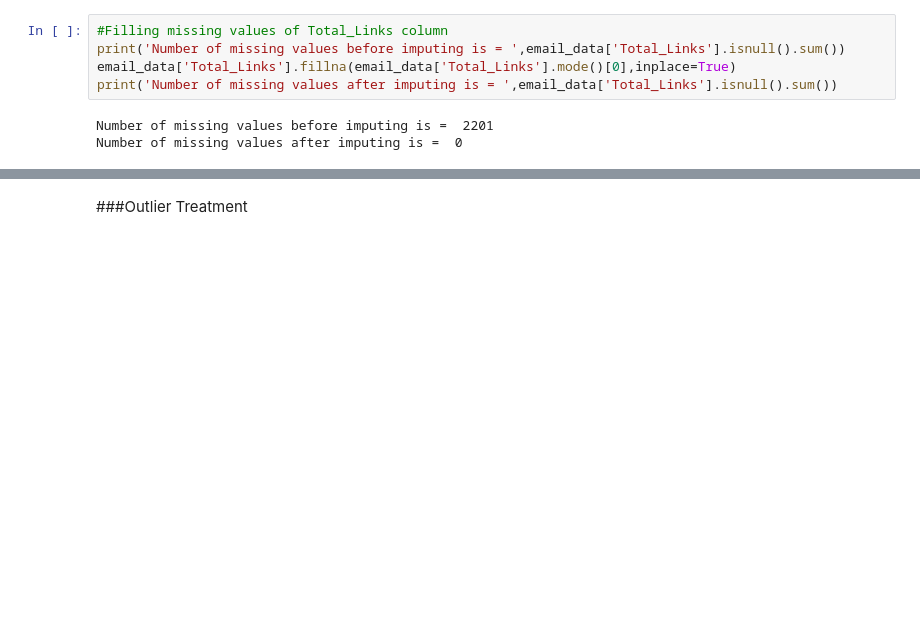
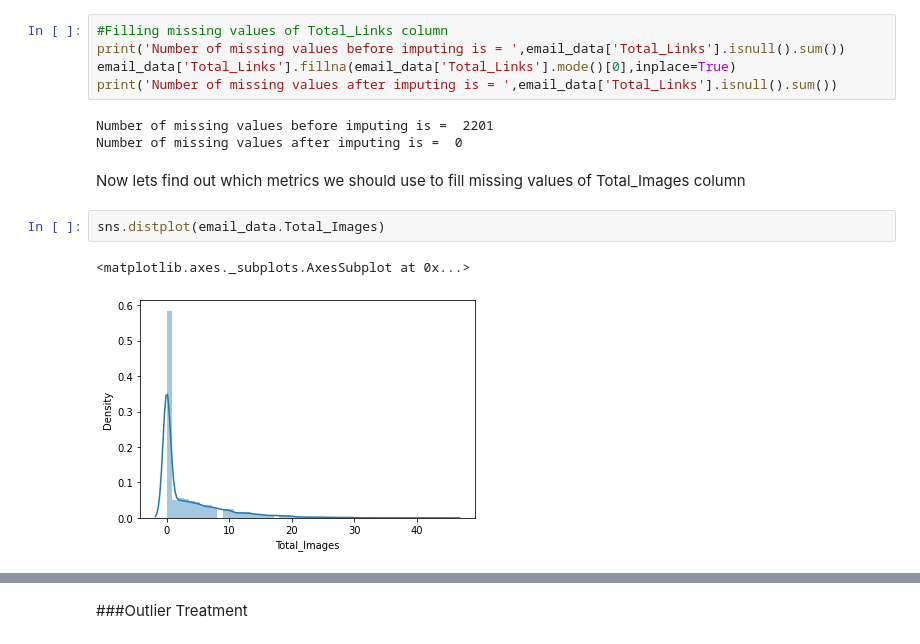
Before and after one commit to Harsh1091996/Email_Campaign_Effectiveness_Prediction, a Jupyter notebook: Himanshu_Sharma_Email_Campaign_Effectiveness_Prediction.ipynb, the cells around one changed output, grey strips where cells are left out. Cells and saved outputs as stored; diff of their text form; blank space fills up the shorter version.

```diff
--- a/Himanshu_Sharma_Email_Campaign_Effectiveness_Prediction.ipynb
+++ b/Himanshu_Sharma_Email_Campaign_Effectiveness_Prediction.ipynb
@@ -371,3 +379,10 @@ print('Number of missing values after imputing is = ',email_data['Total_Links'].
 # %% [output]
 Number of missing values before imputing is =  2201
 Number of missing values after imputing is =  0
+# %% [markdown]
+Now lets find out which metrics we should use to fill missing values of Total_Images column
+# %%
+sns.distplot(email_data.Total_Images)
+# %% [output]
+<matplotlib.axes._subplots.AxesSubplot at 0x...>
+[figure, added]
```
Also changed, not shown: parts of 110 cells of this notebook.
